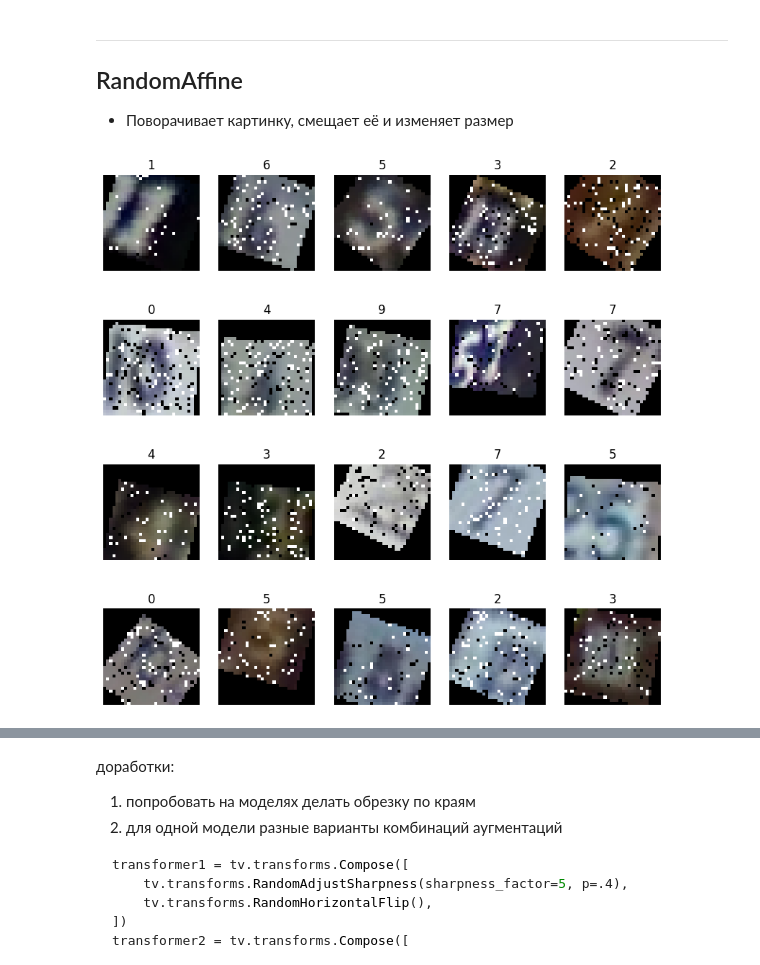
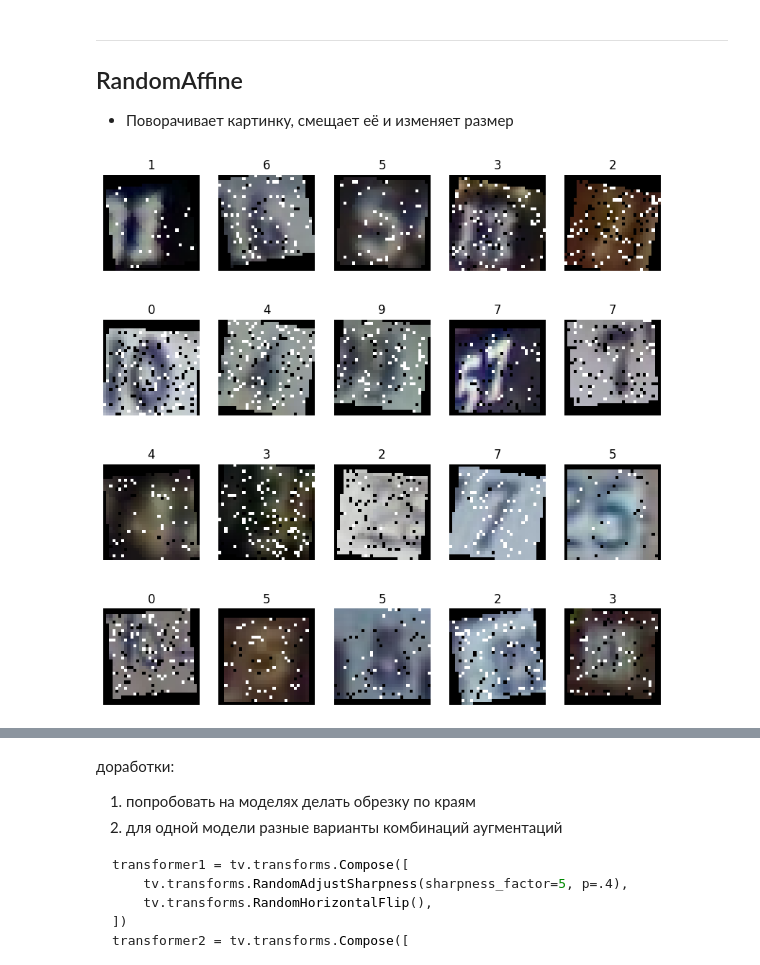
Before and after one commit to GrishaTS/YaMlProject, a Jupyter notebook: notebooks/skewbek/Augmentation/augmentation.ipynb, the cells around one changed output, grey strips where cells are left out. Saved outputs shown, nothing was run; the diff lists cells and outputs as text; code cells hidden in the pictures.

```diff
--- a/notebooks/skewbek/Augmentation/augmentation.ipynb
+++ b/notebooks/skewbek/Augmentation/augmentation.ipynb
@@ -276,10 +264,10 @@ draw_aug_ds(vflipper)
 ## RandomAffine
 - Поворачивает картинку, смещает её и изменяет размер
 # %%
-affine = tv.transforms.RandomAffine(degrees=(0, 40), translate=(0, 0.2), scale=(0.85, 1))
+affine = tv.transforms.RandomAffine(degrees=(-10, 10), translate=(0, 0.1), scale=(0.85, 1))
 draw_aug_ds(affine)
 # %% [output]
-[figure, old version]
+[figure, new version]
 # %% [markdown]
 ## Вывод:
 Для таких данных важно:
```
Also changed, not shown: parts of 10 cells of this notebook, 21 other files.
